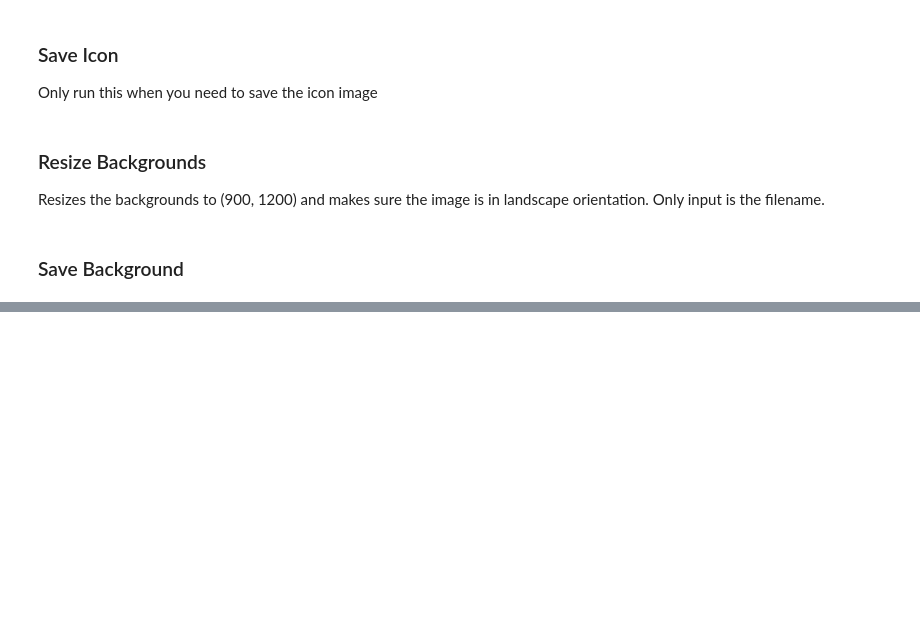
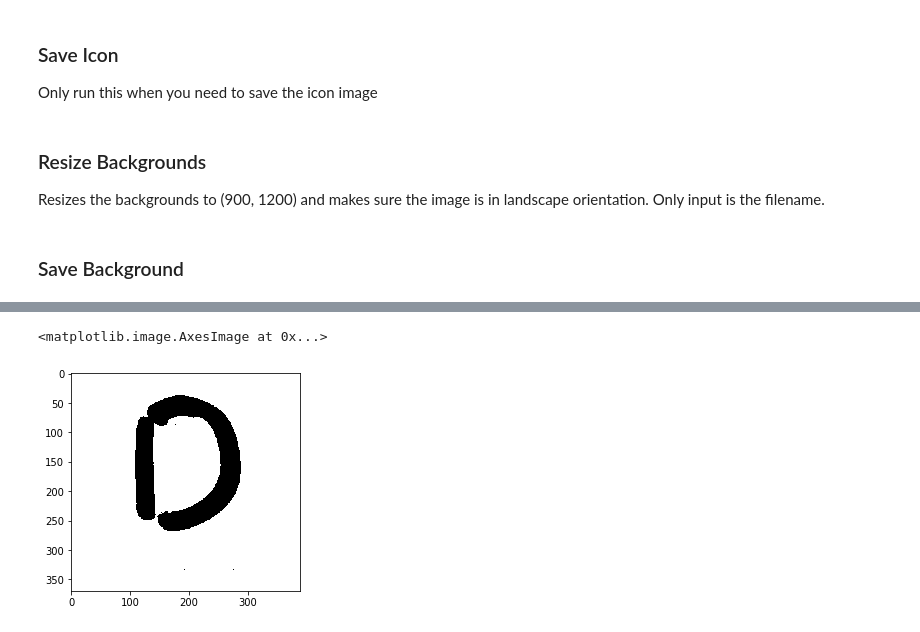
Before and after one commit to Holstrup/Mask_RCNN, a Jupyter notebook: samples/wireframe/Data_Preprocessing.ipynb, the cells around one changed output, grey strips where cells are left out. Saved outputs shown, nothing was run; the diff lists cells and outputs as text; code cells hidden in the pictures; blank space fills up the shorter version.

```diff
--- a/samples/wireframe/Data_Preprocessing.ipynb
+++ b/samples/wireframe/Data_Preprocessing.ipynb
@@ -74,0 +173,5 @@ image.save(BACKGROUND_DIR + "/" + FILENAME)
+# %%
+plt.imshow(-1 * th1,'gray')
+# %% [output]
+<matplotlib.image.AxesImage at 0x...>
+[figure, added]
```
Also changed, not shown: parts of 20 cells of this notebook, 42 other files.
